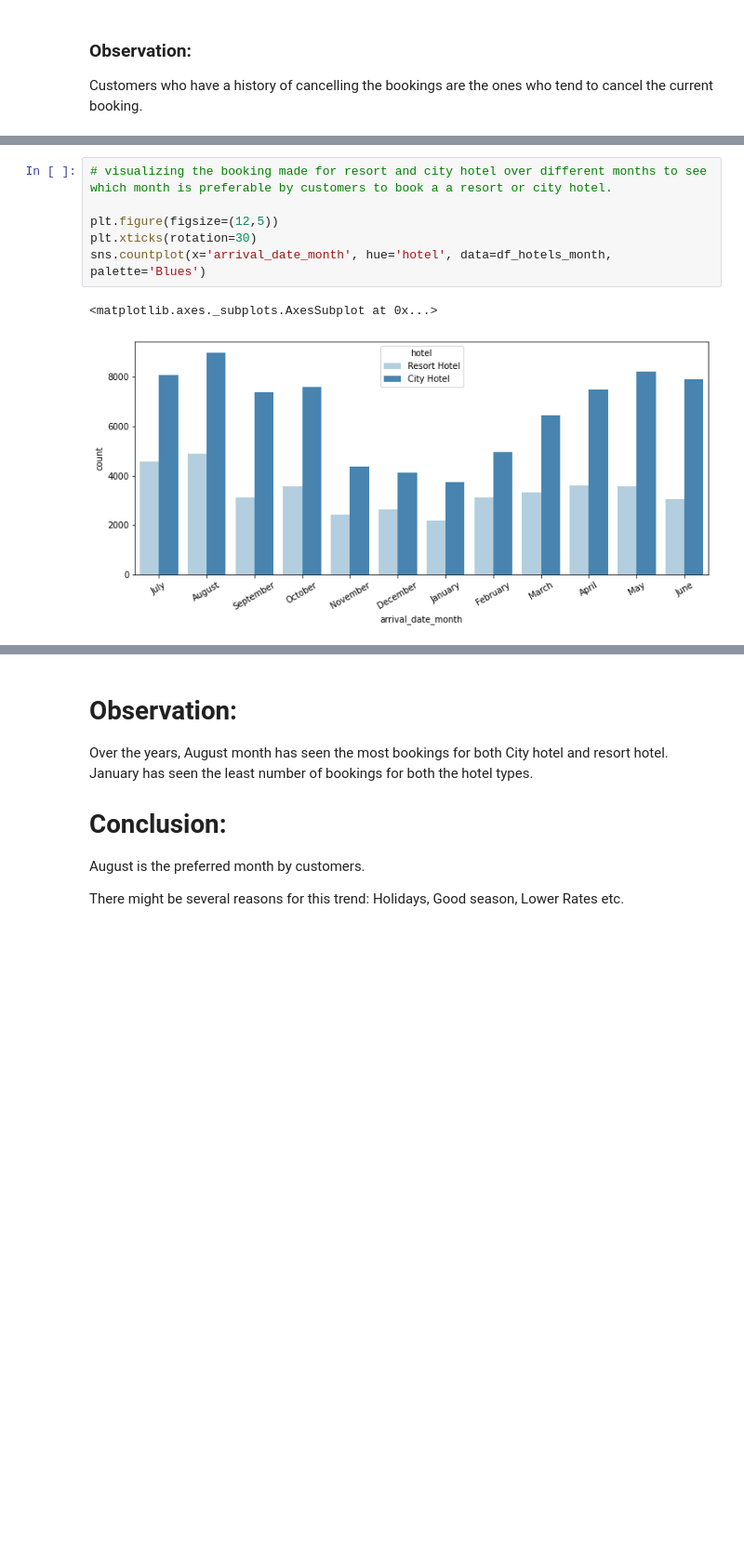
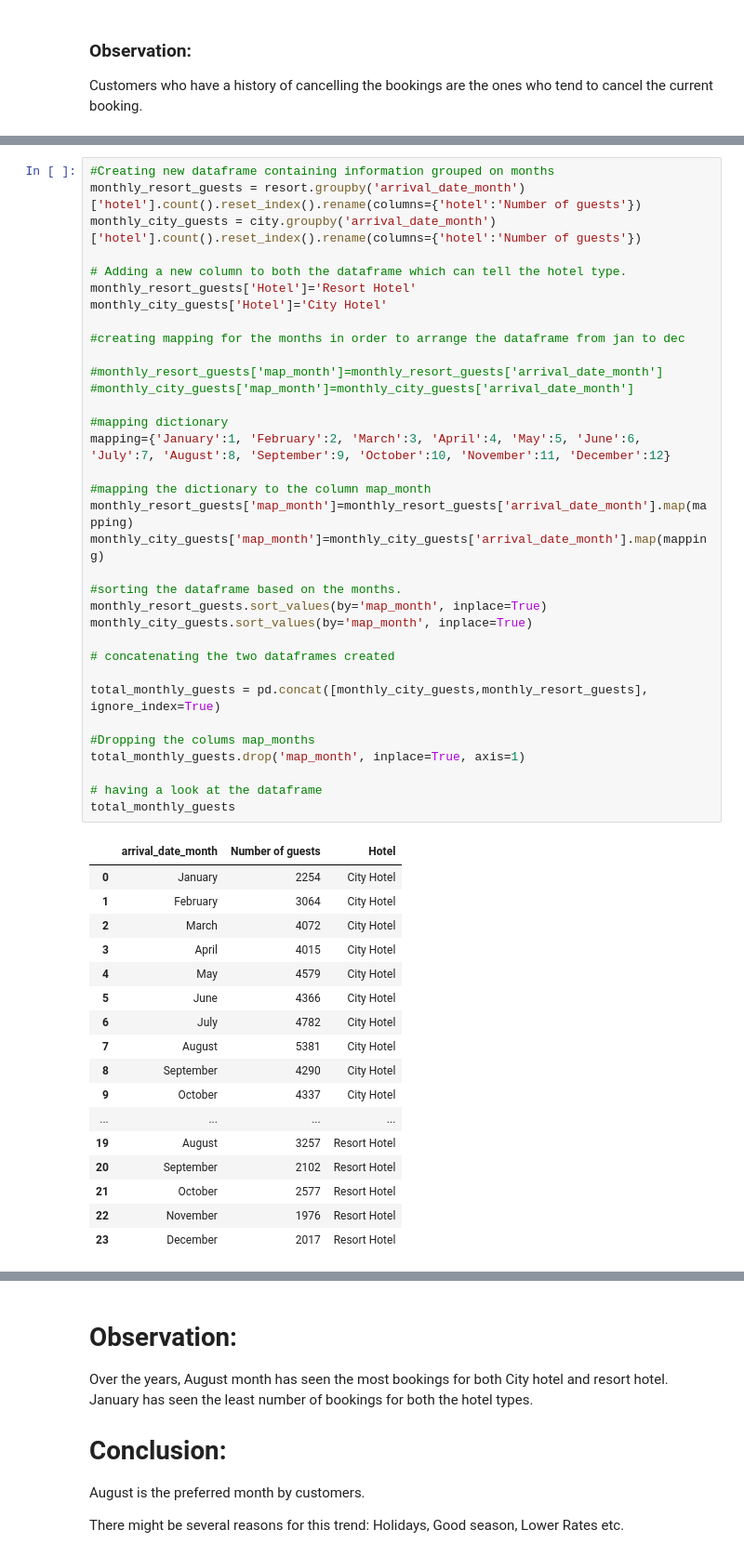
Before and after one commit to PriyankaSejwal/Hotel-Booking-Analysis, a Jupyter notebook: Priyanka_Rimo_CapstoneProject_Hotel_Booking_Analysis_Capstone_Project.ipynb, the cells around one changed output, grey strips where cells are left out. Shown at 93% size. Cells and saved outputs as stored; diff of their text form; blank space fills up the shorter version.

```diff
--- a/Priyanka_Rimo_CapstoneProject_Hotel_Booking_Analysis_Capstone_Project.ipynb
+++ b/Priyanka_Rimo_CapstoneProject_Hotel_Booking_Analysis_Capstone_Project.ipynb
@@ -541,9 +466,52 @@ Name: arrival_date_month, dtype: int64
-# %%
-# visualizing the booking made for resort and city hotel over different months to see which month is preferable by customers to book a a resort or city hotel.
-
-plt.figure(figsize=(12,5))
-plt.xticks(rotation=30)
-sns.countplot(x='arrival_date_month', hue='hotel', data=df_hotels_month, palette='Blues')
-# %% [output]
-<matplotlib.axes._subplots.AxesSubplot at 0x...>
-[figure, removed]
+# %%
+#Creating new dataframe containing information grouped on months
+monthly_resort_guests = resort.groupby('arrival_date_month')['hotel'].count().reset_index().rename(columns={'hotel':'Number of guests'})
+monthly_city_guests = city.groupby('arrival_date_month')['hotel'].count().reset_index().rename(columns={'hotel':'Number of guests'})
+
+# Adding a new column to both the dataframe which can tell the hotel type.
+monthly_resort_guests['Hotel']='Resort Hotel'
+monthly_city_guests['Hotel']='City Hotel'
+
+#creating mapping for the months in order to arrange the dataframe from jan to dec
+
+#monthly_resort_guests['map_month']=monthly_resort_guests['arrival_date_month']
+#monthly_city_guests['map_month']=monthly_city_guests['arrival_date_month']
+
+#mapping dictionary
+mapping={'January':1, 'February':2, 'March':3, 'April':4, 'May':5, 'June':6, 'July':7, 'August':8, 'September':9, 'October':10, 'November':11, 'December':12}
+
+#mapping the dictionary to the column map_month
+monthly_resort_guests['map_month']=monthly_resort_guests['arrival_date_month'].map(mapping)
+monthly_city_guests['map_month']=monthly_city_guests['arrival_date_month'].map(mapping)
+
+#sorting the dataframe based on the months.
+monthly_resort_guests.sort_values(by='map_month', inplace=True)
+monthly_city_guests.sort_values(by='map_month', inplace=True)
+
+# concatenating the two dataframes created
+
+total_monthly_guests = pd.concat([monthly_city_guests,monthly_resort_guests], ignore_index=True)
+
+#Dropping the colums map_months
+total_monthly_guests.drop('map_month', inplace=True, axis=1)
+
+# having a look at the dataframe
+total_monthly_guests
+# %% [output]
+|  | arrival_date_month | Number of guests | Hotel |
+| 0 | January | 2254 | City Hotel |
+| 1 | February | 3064 | City Hotel |
+| 2 | March | 4072 | City Hotel |
+| 3 | April | 4015 | City Hotel |
+| 4 | May | 4579 | City Hotel |
+| 5 | June | 4366 | City Hotel |
+| 6 | July | 4782 | City Hotel |
+| 7 | August | 5381 | City Hotel |
+| 8 | September | 4290 | City Hotel |
+| 9 | October | 4337 | City Hotel |
+| ... | ... | ... | ... |
+| 19 | August | 3257 | Resort Hotel |
+| 20 | September | 2102 | Resort Hotel |
+| 21 | October | 2577 | Resort Hotel |
+| 22 | November | 1976 | Resort Hotel |
+| 23 | December | 2017 | Resort Hotel |
```
Also changed, not shown: parts of 16 cells of this notebook.
